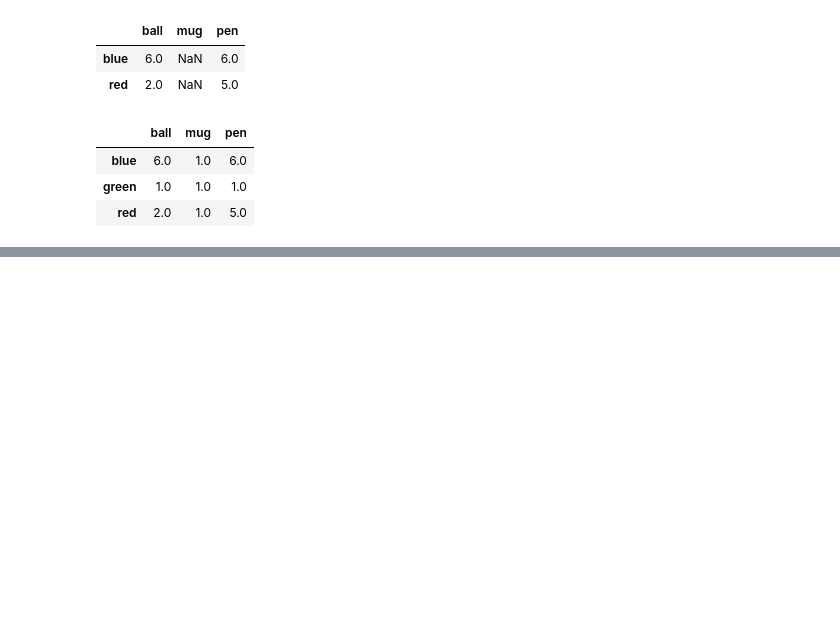
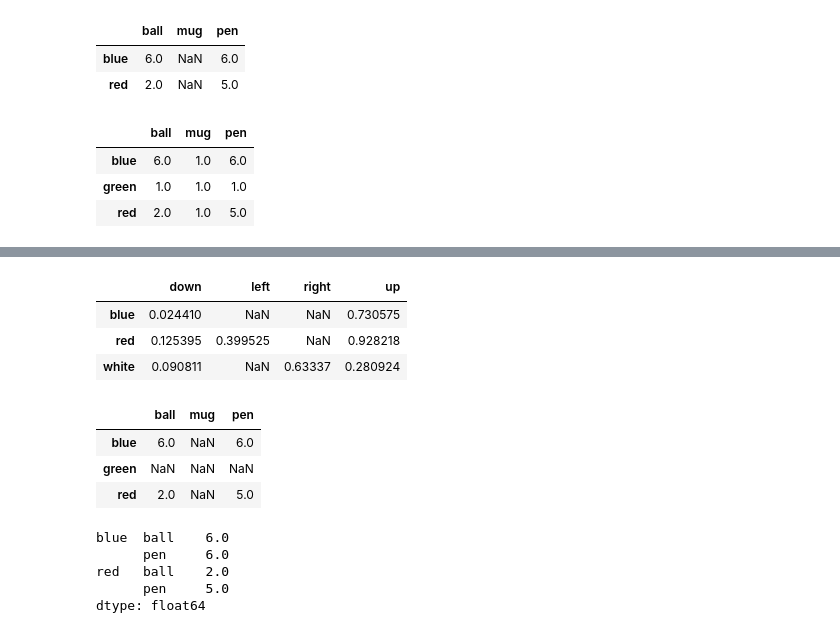
Before and after one commit to zhangminvip/python_data_analytics, a Jupyter notebook: dataframe_test.ipynb, the cells around one changed output, grey strips where cells are left out. Drawn from its saved outputs; the diff is of its cells as text; code cells hidden in the pictures; blank space fills up the shorter version.

```diff
--- a/dataframe_test.ipynb
+++ b/dataframe_test.ipynb
@@ -681,0 +689,6 @@ frame3.fillna(1)
+# %%
+import pandas as pd
+import numpy as np
+mser = pd.Series(np.random.rand(8), index=[['white','white','white','blue','blue','red','red','red'],
+                                          ['up','down','right','up','down','up','down','left']])
+mser.index
@@ -682,2 +728,22 @@ frame3.fillna(1)
+# %%
+mser.unstack()
+# %% [output]
+|  | down | left | right | up |
+| blue | 0.024410 | NaN | NaN | 0.730575 |
+| red | 0.125395 | 0.399525 | NaN | 0.928218 |
+| white | 0.090811 | NaN | 0.63337 | 0.280924 |
 # %%
-frame3.
+frame3
+# %% [output]
+|  | ball | mug | pen |
+| blue | 6.0 | NaN | 6.0 |
+| green | NaN | NaN | NaN |
+| red | 2.0 | NaN | 5.0 |
+# %%
+frame3.stack()
+# %% [output]
+blue  ball    6.0
+      pen     6.0
+red   ball    2.0
+      pen     5.0
+dtype: float64
```
Also changed, not shown: parts of 7 cells of this notebook.
